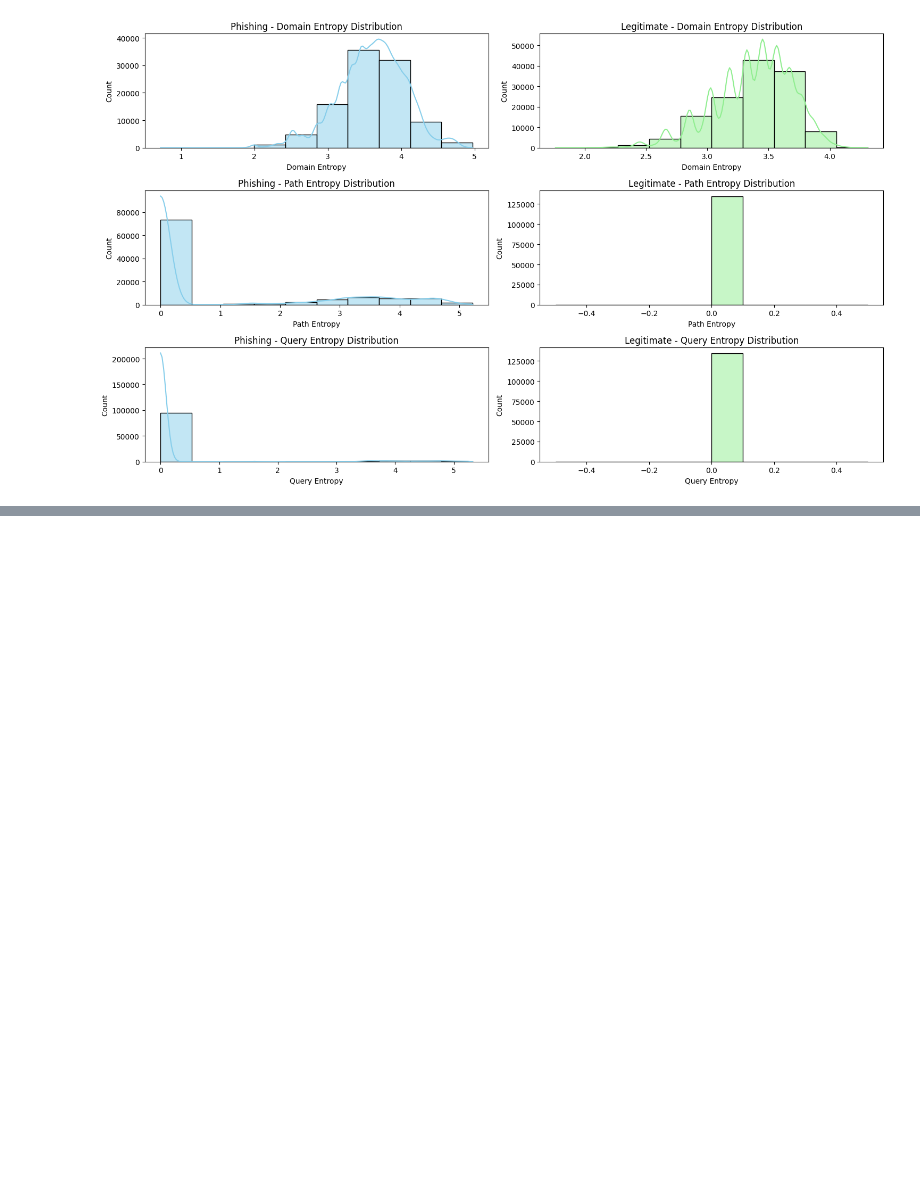
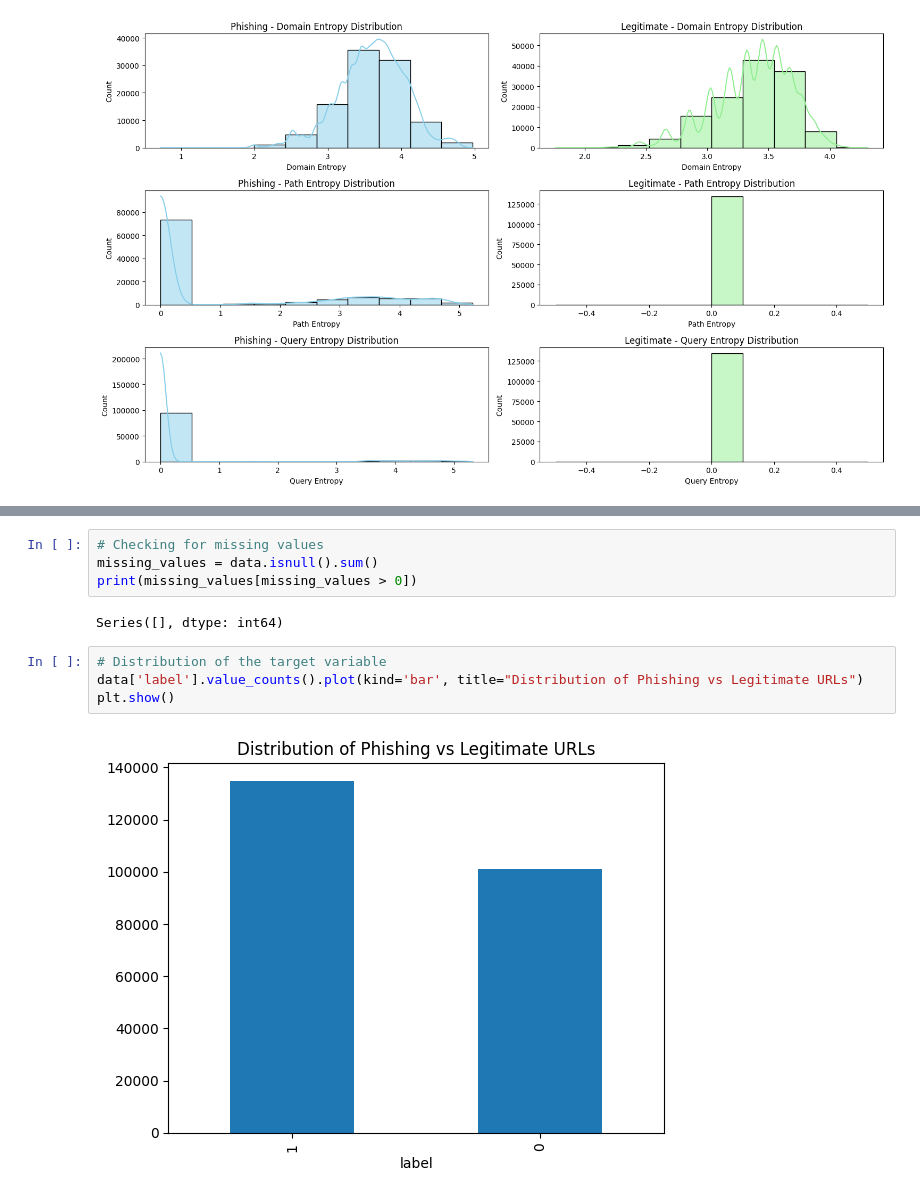
Before and after one commit to gagan0116/Phishingurl_analysis, a Jupyter notebook: munisai.ipynb, the cells around one changed output, grey strips where cells are left out. Saved outputs shown, nothing was run; the diff lists cells and outputs as text; blank space fills up the shorter version.

```diff
--- a/munisai.ipynb
+++ b/munisai.ipynb
@@ -298,0 +366,12 @@ plt.show()
+# %%
+# Checking for missing values
+missing_values = data.isnull().sum()
+print(missing_values[missing_values > 0])
+# %% [output]
+Series([], dtype: int64)
+# %%
+# Distribution of the target variable
+data['label'].value_counts().plot(kind='bar', title="Distribution of Phishing vs Legitimate URLs")
+plt.show()
+# %% [output]
+[figure, added]
```
Also changed, not shown: parts of 31 cells of this notebook.
